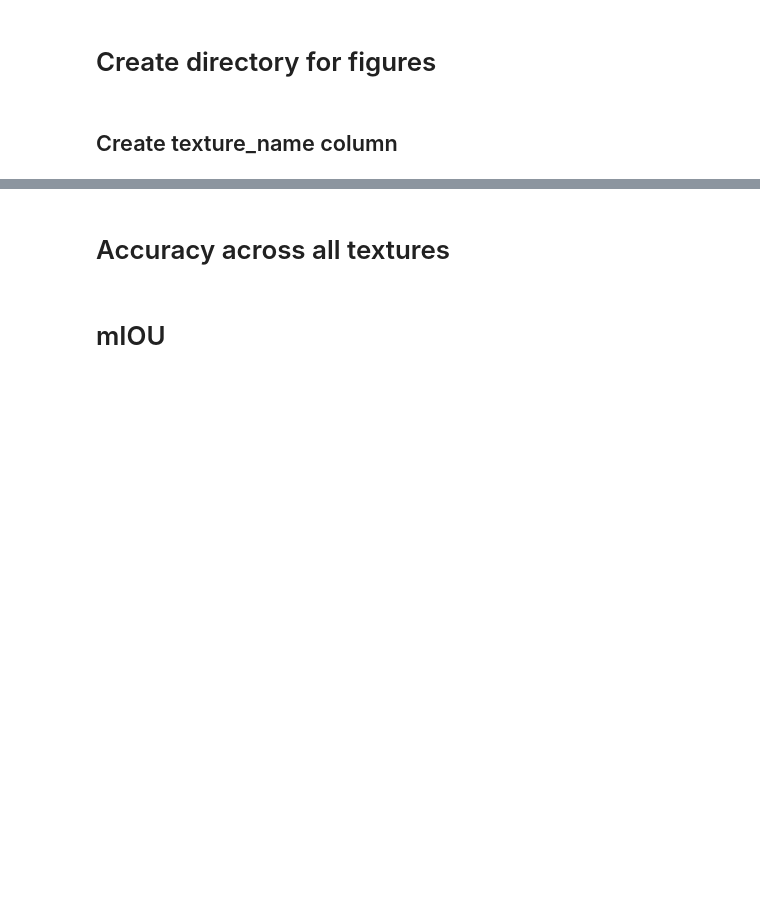
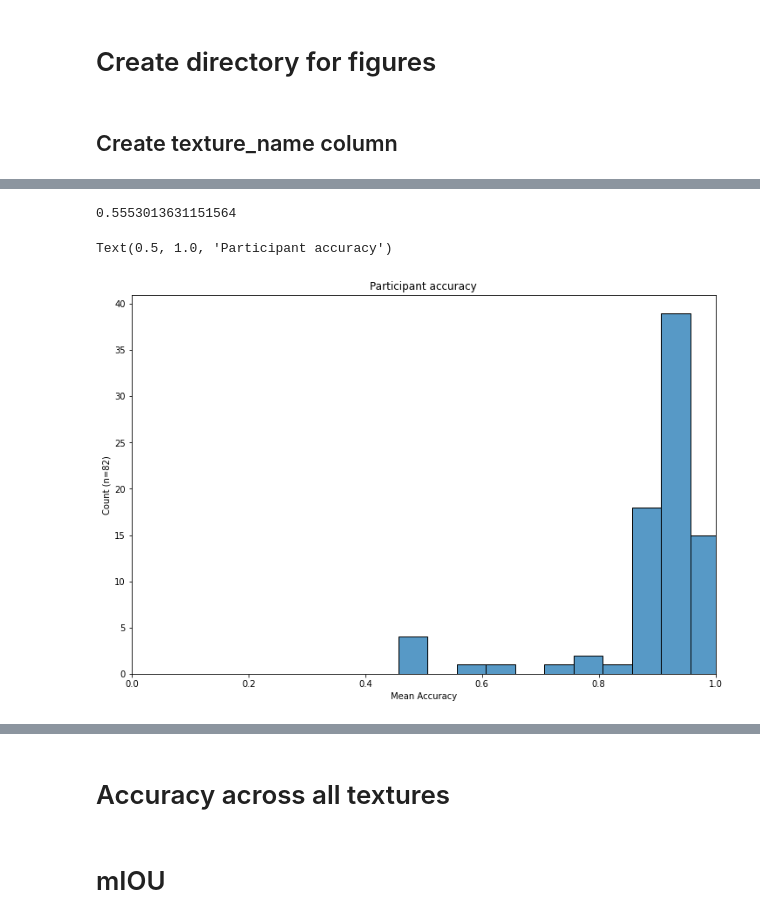
Before and after one commit to yifr/mlve, a Jupyter notebook: analysis/gestalt_static_localization_analysis.ipynb, the cells around one changed output, grey strips where cells are left out. Cells and saved outputs as stored; diff of their text form; code cells hidden in the pictures; blank space fills up the shorter version.

Commit message:
added video object loc

```diff
--- a/analysis/gestalt_static_localization_analysis.ipynb
+++ b/analysis/gestalt_static_localization_analysis.ipynb
@@ -20,7 +20,8 @@ sys.path.append("../")
 import cabutils
 # %%
 projName = "mlve"
-experimentName = "gestalt_static_localization"
+experimentName = "gestalt_shapegen_object-loc"
+iterName = "72122_gestalt_shapegen"
 S3_BUCKET_NAME = "gestalt-scenes"
 # %% [markdown]
 # Downloading data from ec2 server (mostly just instructions for thomas)
@@ -145,29 +193,29 @@ df.info()
 participants = df.groupby("userID")
 participants_failed = []
 i = 0
+n_trials = 81
+score_threshold = 0.5
+
 
 for index, user_results in participants:
     i += 1
-    if len(user_results) < 100:
-        print("USER ID: " + user_results["userID"].iloc[0] + " did not finish the experiment")
+    trials_finished = len(user_results)
+    if trials_finished < n_trials - 10:
+        print("USER ID: " + user_results["userID"].iloc[0] + " only completed: " + str(trials_finished) + " trials")
         participants_failed.append(user_results["userID"].iloc[0])
         continue
 
-    if user_results["correct"].mean() < 0.5:
-        print("USER ID: " + user_results["userID"].iloc[0] + " did worse than 50%")
+    correct_score = user_results["correct"].mean()
+    if correct_score < score_threshold:
+        print("USER ID: " + user_results["userID"].iloc[0] + " scored " + str(correct_score))
         participants_failed.append(user_results["userID"].iloc[0])
         continue
 
-    attention_checks = user_results[user_results["stimulus"].str.contains("ground_truth")]
-    if attention_checks["correct"].sum() < 2:
-        print("USER ID: " + user_results["userID"].iloc[0] + " faled too many attention checks")
-        participants_failed.append(user_results["userID"].iloc[0])
+#     attention_checks = user_results[user_results["stimulus"].str.contains("ground_truth")]
+#     if attention_checks["correct"].sum() < 2:
+#         print("USER ID: " + user_results["userID"].iloc[0] + " faled too many attention checks")
+#         participants_failed.append(user_results["userID"].iloc[0])
 
 # participants_failed.append("60cb62a4e099dcbffe591021")
 # participants_failed.append("5ec3d06016290204b072564d")
 print(participants_failed)
-
-failed_participants = df["userID"].apply(lambda x: x in participants_failed)
-df = df[~failed_participants]
-attention_checks = df["stimulus"].apply(lambda x: "ground_truth" in x)
-df = df[~attention_checks]
@@ -174,3 +229,11 @@ df = df[~attention_checks]
+# %%
+remove_failure_cases = False
+# %%
+if remove_failure_cases:
+    failed_participants = df["userID"].apply(lambda x: x in participants_failed)
+    df = df[~failed_participants]
+    attention_checks = df["stimulus"].apply(lambda x: "ground_truth" in x)
+    df = df[~attention_checks]
 # %%
 len(df[df["texture_name"] == ""])
 # %% [markdown]
@@ -223,25 +306,30 @@ g.set(xticklabels=[])
 # %%
 df["miou"].mean()
+# %% [output]
+0.5553013631151564
 # %%
 accuracies = []
 textures = []
 target = "userID"
 challenging_stimuli = []
 for index, trials in df.groupby(target):
     accuracy = trials["correct"].mean()
 
     if accuracy < 0.5:
         challenging_stimuli.append((accuracy, trials["stimulus"].iloc[0]))
     accuracies.append(accuracy)
 
 
 figure = plt.figure(figsize=(12,8))
 sns.histplot(x=accuracies, binwidth=.05)
 plt.xlim(0, 1)
 plt.xlabel("Mean Accuracy")
 plt.ylabel(f"Count (n={len(accuracies)})")
-plt.title(f"Accuracy per-stimulus across all users")
+plt.title(f"Participant accuracy")
 # plt.savefig(f"figures/{experimentName}/mean_accuracy_hist_per_{target}.png")
+# %% [output]
+Text(0.5, 1.0, 'Participant accuracy')
+[figure, added]
 # %%
 accuracies = []
 textures = []
```
Also changed, not shown: parts of 16 cells of this notebook, 4 other files.
